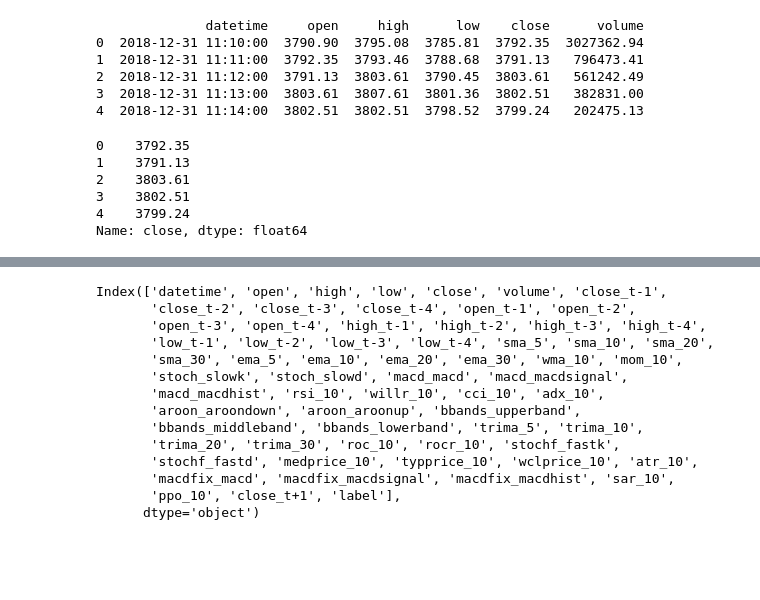
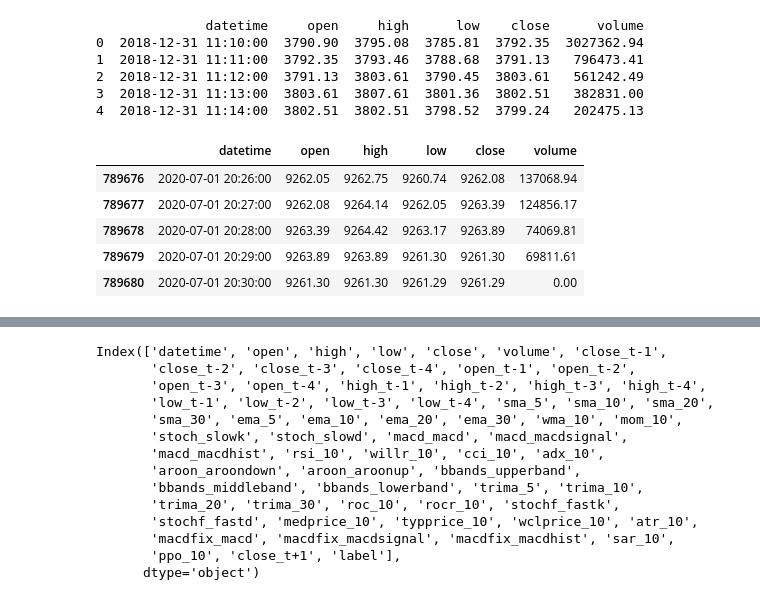
Before and after one commit to cetrulin/regime-switching-series-generator, a Jupyter notebook: notebooks/INDICATORS_DATASET_RAW_DATA_FOR_TS-GENERATOR-PARSING.ipynb, the cells around one changed output, grey strips where cells are left out. Cells and saved outputs as stored; diff of their text form; code cells hidden in the pictures; blank space fills up the shorter version.

```diff
--- a/notebooks/INDICATORS_DATASET_RAW_DATA_FOR_TS-GENERATOR-PARSING.ipynb
+++ b/notebooks/INDICATORS_DATASET_RAW_DATA_FOR_TS-GENERATOR-PARSING.ipynb
@@ -70,23 +72,23 @@ RESULT_FILEPATH_PROCESSED = os.sep.join([RESULT_PATH, filename.split(os.sep)[-1]
 # %%
 # Open file
 df=pd.read_csv(file, sep=';')
 print(df.head())
 
 df['close'] = df[FIELD]
-df.close.head()
+df.tail()
 # %% [output]
               datetime     open     high      low    close      volume
 0  2018-12-31 11:10:00  3790.90  3795.08  3785.81  3792.35  3027362.94
 1  2018-12-31 11:11:00  3792.35  3793.46  3788.68  3791.13   796473.41
 2  2018-12-31 11:12:00  3791.13  3803.61  3790.45  3803.61   561242.49
 3  2018-12-31 11:13:00  3803.61  3807.61  3801.36  3802.51   382831.00
 4  2018-12-31 11:14:00  3802.51  3802.51  3798.52  3799.24   202475.13
-0    3792.35
-1    3791.13
-2    3803.61
-3    3802.51
-4    3799.24
-Name: close, dtype: float64
+|  | datetime | open | high | low | close | volume |
+| 789676 | 2020-07-01 20:26:00 | 9262.05 | 9262.75 | 9260.74 | 9262.08 | 137068.94 |
+| 789677 | 2020-07-01 20:27:00 | 9262.08 | 9264.14 | 9262.05 | 9263.39 | 124856.17 |
+| 789678 | 2020-07-01 20:28:00 | 9263.39 | 9264.42 | 9263.17 | 9263.89 | 74069.81 |
+| 789679 | 2020-07-01 20:29:00 | 9263.89 | 9263.89 | 9261.30 | 9261.30 | 69811.61 |
+| 789680 | 2020-07-01 20:30:00 | 9261.30 | 9261.30 | 9261.29 | 9261.29 | 0.00 |
 # %%
 #Add parameters to transform in TS
 timeseries=['close', 'open', 'high', 'low']
```
Also changed, not shown: parts of 7 cells of this notebook, 1 other file.
